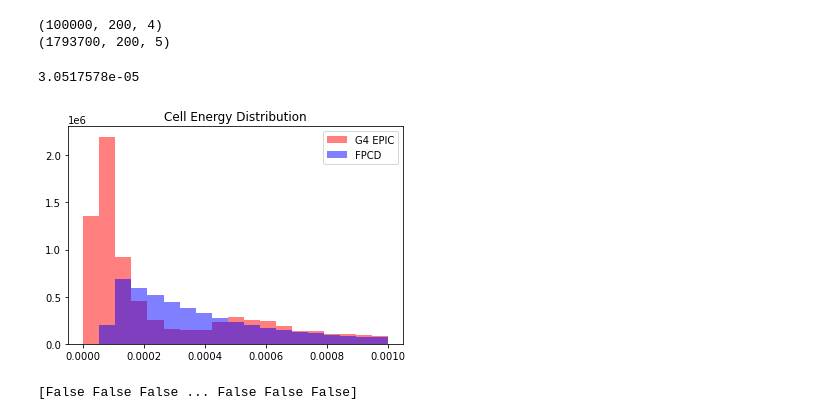
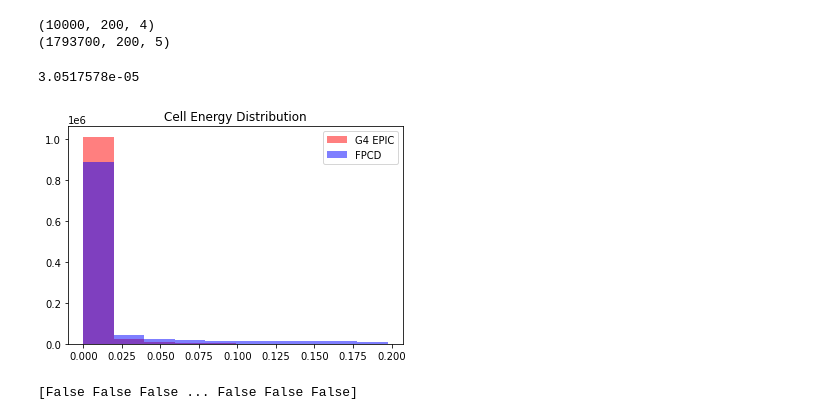
Before and after one commit to ftoralesacosta/GSGM_for_EIC_Calo, a Jupyter notebook: scripts/Compare_Geant_Diffussion.ipynb, the cells around one changed output. Cells and saved outputs as stored; diff of their text form; code cells hidden in the pictures.

```diff
--- a/scripts/Compare_Geant_Diffussion.ipynb
+++ b/scripts/Compare_Geant_Diffussion.ipynb
@@ -10,4 +10,6 @@ g4 = h5py.File(geant4_name, 'r')
 dfsn = h5py.File(diffusion_name,'r')
 
 g4.keys()
-dfsn.keys()
+#dfsn.keys()
+
+nevts = 10_000
@@ -16,12 +26,12 @@ dfsn.keys()
 # %%
-print(np.shape(dfsn['particle_features']))
+print(np.shape(dfsn['cell_features']))
 print(np.shape(g4['hcal_cells']))
 # %% [output]
-(100000, 200, 4)
+(10000, 200, 4)
 (1793700, 200, 5)
 # %%
-g4_cellsE = np.ravel(g4['hcal_cells'][:100_000,:,0])
-dfsn_cellsE = np.ravel(dfsn['particle_features'][:,:,0])
+g4_cellsE = np.ravel(g4['hcal_cells'][:nevts,:,0])
+dfsn_cellsE = np.ravel(dfsn['cell_features'][:,:,0])
 
 mask = g4_cellsE != 0.0
 mask_dfsn = dfsn_cellsE != 0
@@ -31,14 +41,14 @@ print(np.min(g4_cellsE[mask]))
 3.0517578e-05
 # %%
 cellsE_bins = np.linspace(0,0.001,20)
-plt.hist(np.ravel((g4_cellsE[mask])),bins=cellsE_bins,alpha=0.5,label="G4 EPIC",color="red")
-plt.hist(np.ravel(dfsn_cellsE[mask_dfsn]),bins=cellsE_bins,alpha=0.5,label="FPCD",color="blue")
+plt.hist(np.ravel(g4_cellsE[mask]),alpha=0.5,label="G4 EPIC",color="red")
+plt.hist(np.ravel(10**dfsn_cellsE[mask_dfsn]),alpha=0.5,label="FPCD",color="blue")
 #plt.ylim(0,0.2e6)
 plt.legend()
 _ = plt.title("Cell Energy Distribution")
 plt.savefig("CellE.pdf")
 # %% [output]
-[figure, old version]
+[figure, new version]
 # %%
 print(g4_cellsE[mask]==0)
 # %% [output]
```
Also changed, not shown: parts of 8 cells of this notebook, 11 other files.
